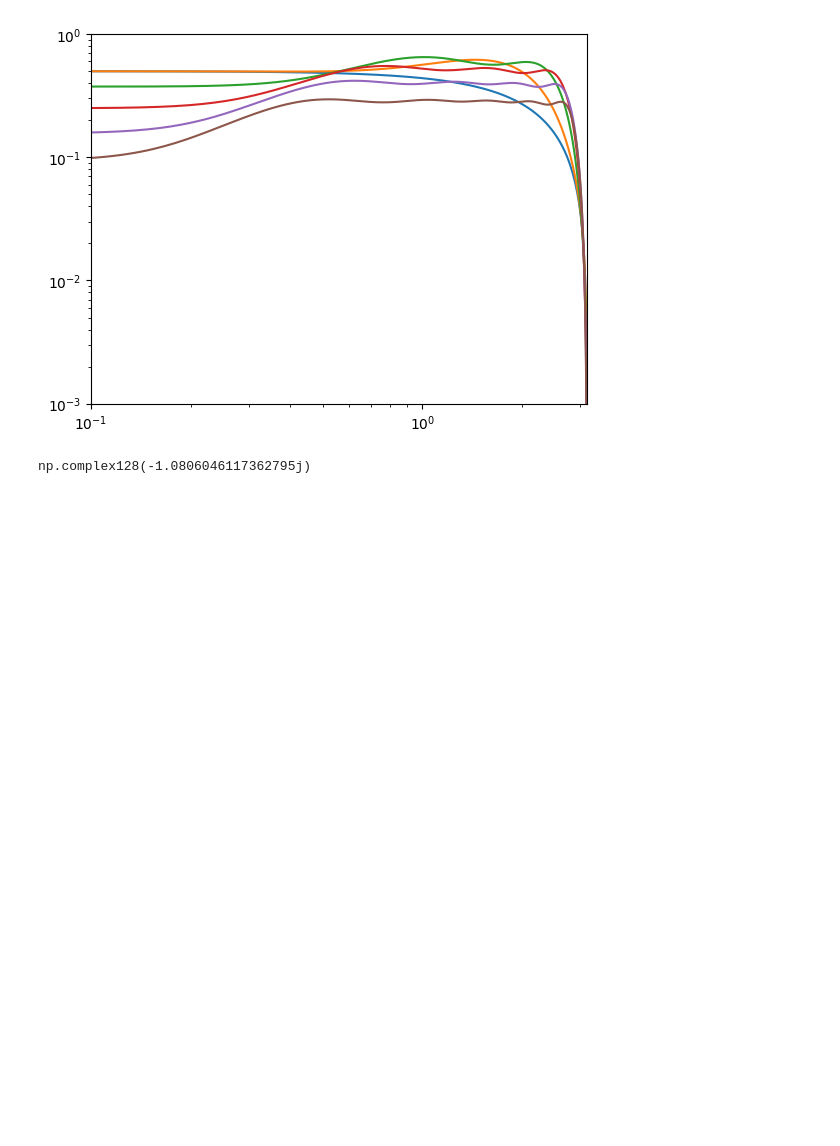
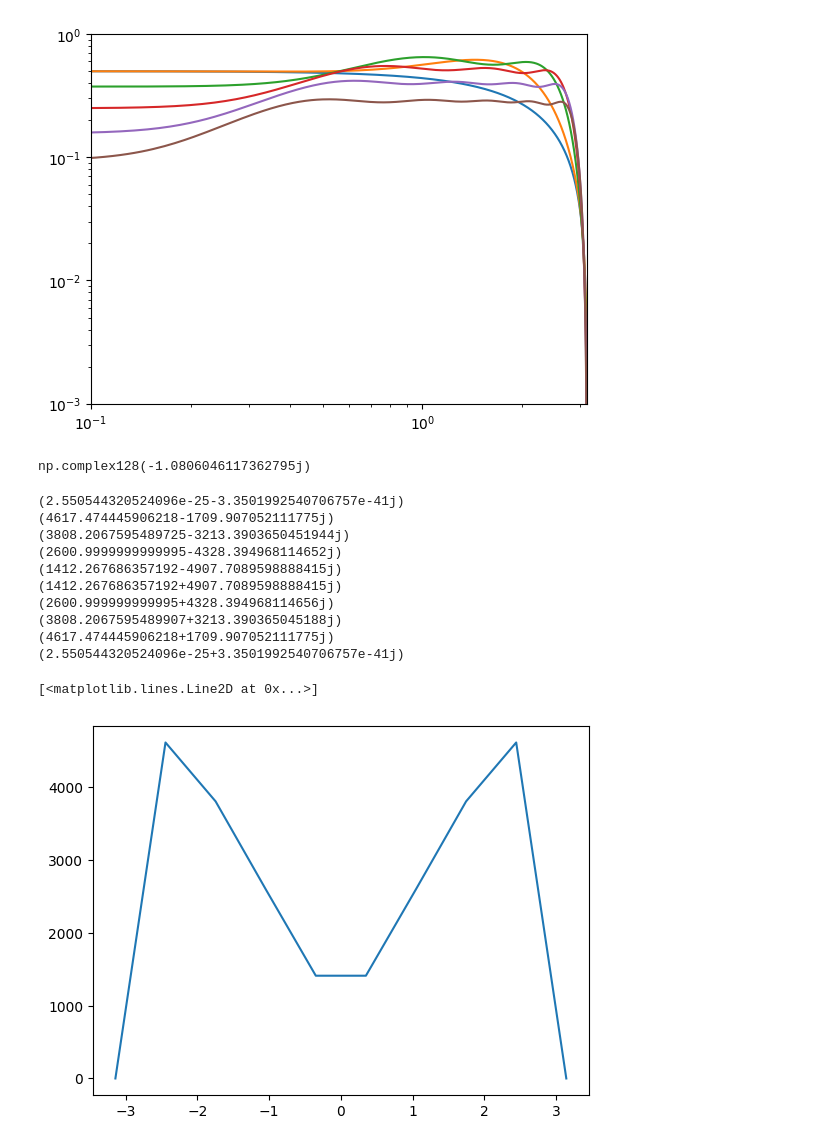
Before and after one commit to KristianMunnikhuis/subsystem_loschmidt_echo, a Jupyter notebook: scripts/Adiabatic Pert Theory/matrixelements.ipynb, the cells around one changed output. Saved outputs shown, nothing was run; the diff lists cells and outputs as text; code cells hidden in the pictures; blank space fills up the shorter version.

```diff
--- a/scripts/Adiabatic Pert Theory/matrixelements.ipynb
+++ b/scripts/Adiabatic Pert Theory/matrixelements.ipynb
@@ -472,0 +641,18 @@ np.complex128(-1.0806046117362795j)
+# %%
+k = np.linspace(-pi,pi,10)
+dat=[example(ki) for ki in k]
+
+plot(k,dat)
+# %% [output]
+(2.550544320524096e-25-3.3501992540706757e-41j)
+(4617.474445906218-1709.907052111775j)
+(3808.2067595489725-3213.3903650451944j)
+(2600.9999999999995-4328.394968114652j)
+(1412.267686357192-4907.7089598888415j)
+(1412.267686357192+4907.7089598888415j)
+(2600.999999999995+4328.394968114656j)
+(3808.2067595489907+3213.390365045188j)
+(4617.474445906218+1709.907052111775j)
+(2.550544320524096e-25+3.3501992540706757e-41j)
+[<matplotlib.lines.Line2D at 0x...>]
+[figure, added]
```
Also changed, not shown: parts of 5 cells of this notebook, 5 other files.
